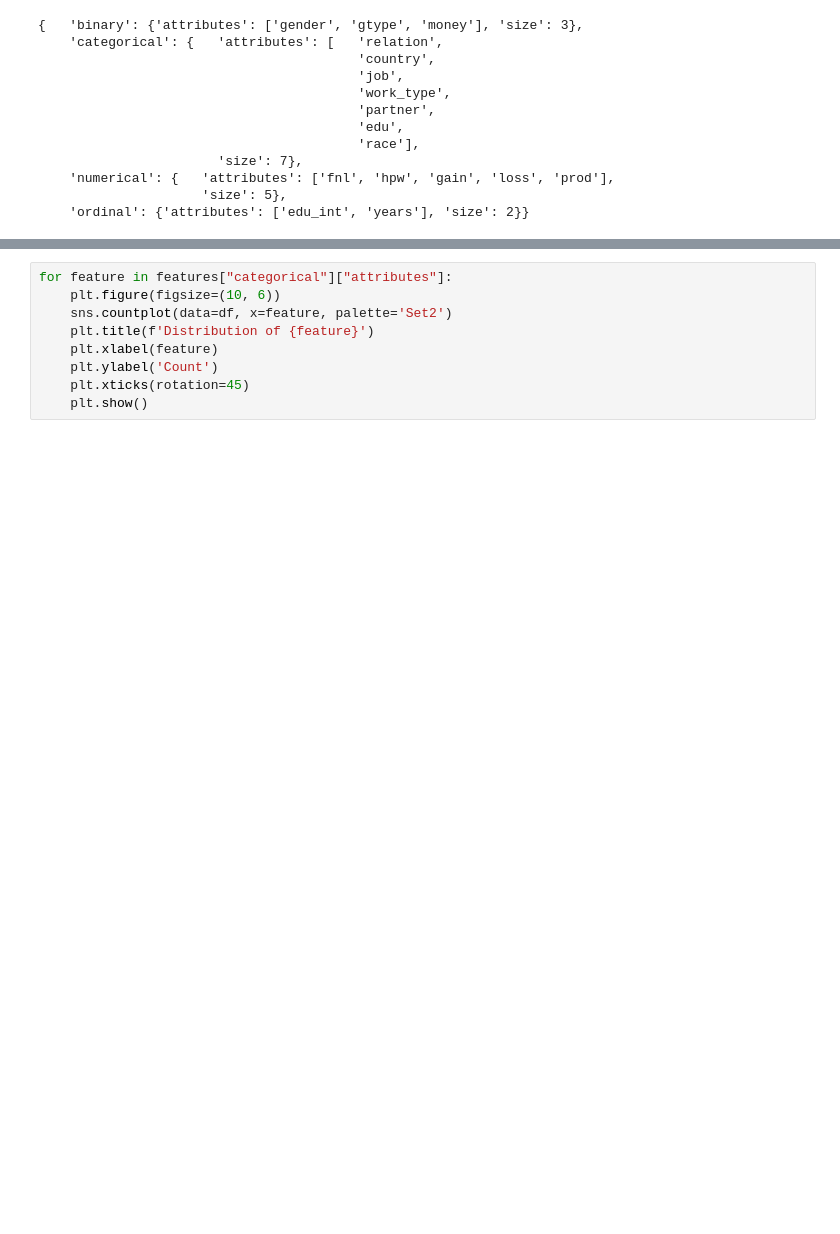
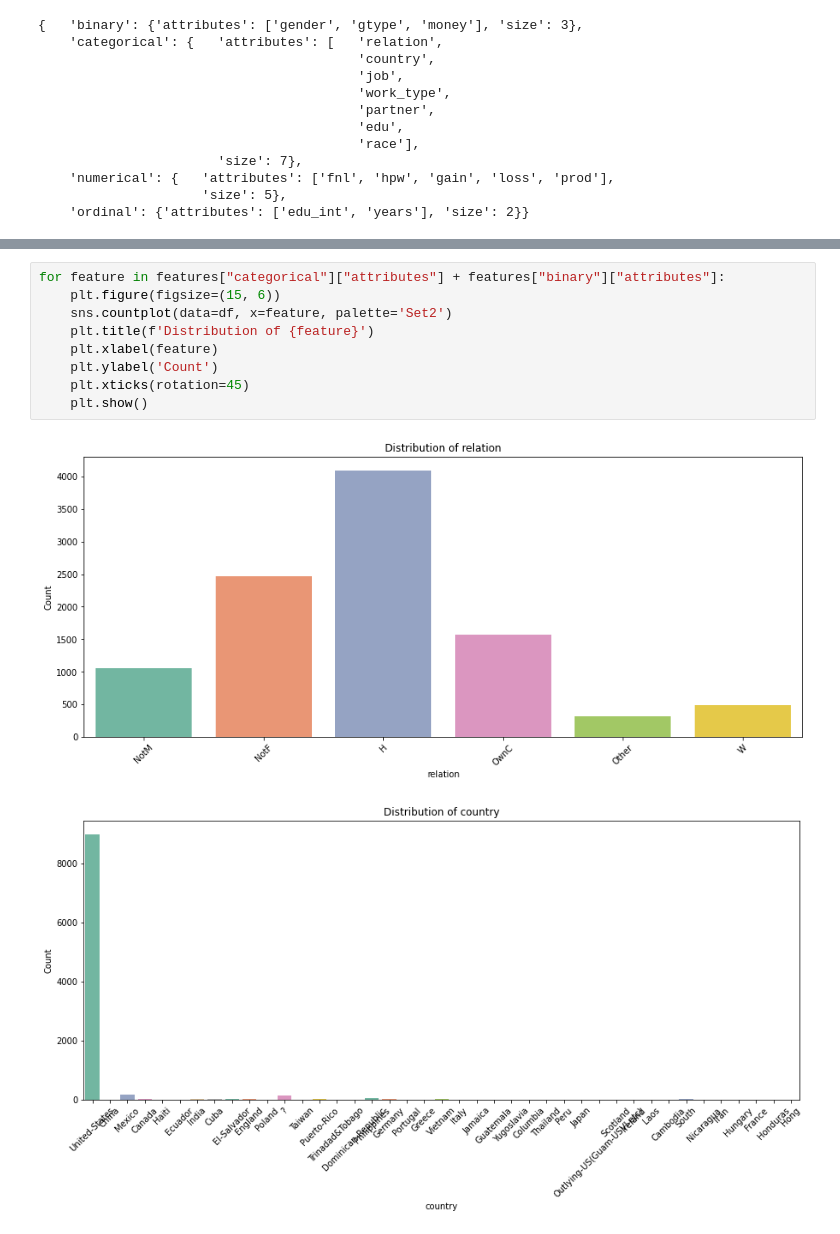
Before and after one commit to avramstefan/DS-Salary-AVC, a Jupyter notebook: main.ipynb, the cells around one changed output, grey strips where cells are left out. Cells and saved outputs as stored; diff of their text form; blank space fills up the shorter version.

```diff
--- a/main.ipynb
+++ b/main.ipynb
@@ -215,9 +220,12 @@ display(categorical_combined_stats_df.style.format({
 # %%
-for feature in features["categorical"]["attributes"]:
-    plt.figure(figsize=(10, 6))
+for feature in features["categorical"]["attributes"] + features["binary"]["attributes"]:
+    plt.figure(figsize=(15, 6))
     sns.countplot(data=df, x=feature, palette='Set2')
     plt.title(f'Distribution of {feature}')
     plt.xlabel(feature)
     plt.ylabel('Count')
     plt.xticks(rotation=45)
     plt.show()
+# %% [output]
+[figure, added]
+[figure, added]
```
Also changed, not shown: parts of 6 cells of this notebook.
